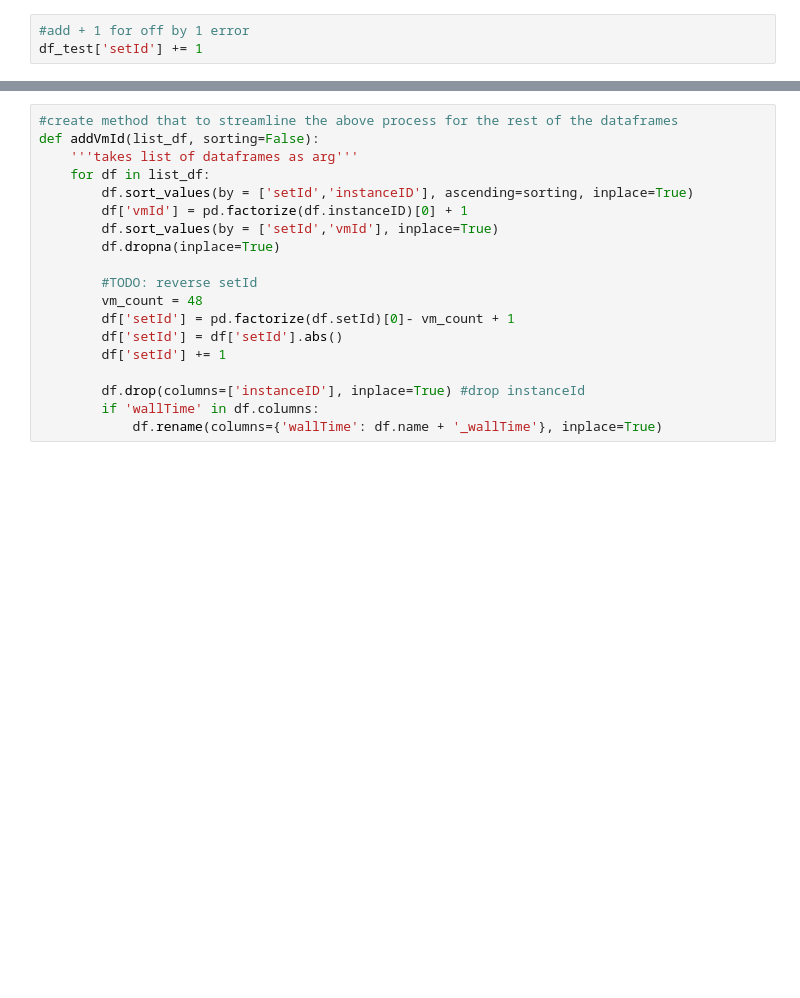
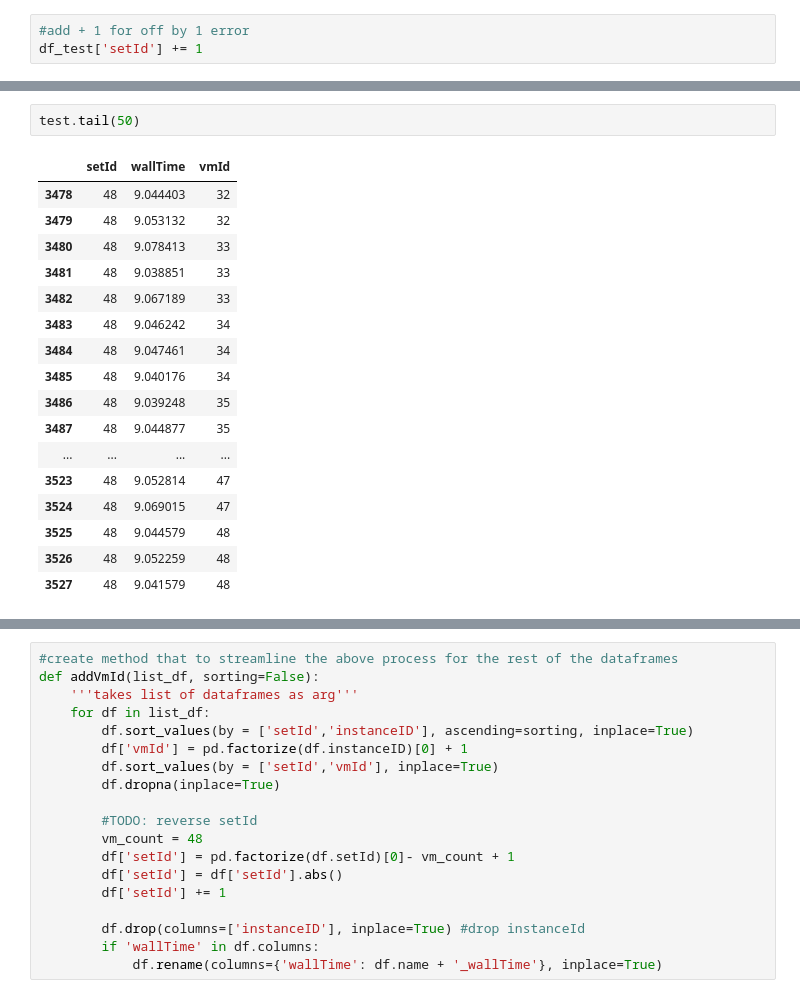
Before and after one commit to delvinuw/IaaSCloudResourceContention, a Jupyter notebook: modeldata/m5d/m5d analysis.ipynb, the cells around one changed output, grey strips where cells are left out. Saved outputs shown, nothing was run; the diff lists cells and outputs as text; blank space fills up the shorter version.

```diff
--- a/modeldata/m5d/m5d analysis.ipynb
+++ b/modeldata/m5d/m5d analysis.ipynb
@@ -119,0 +198,20 @@ df_test.tail()
+# %%
+test.tail(50)
+# %% [output]
+|  | setId | wallTime | vmId |
+| 3478 | 48 | 9.044403 | 32 |
+| 3479 | 48 | 9.053132 | 32 |
+| 3480 | 48 | 9.078413 | 33 |
+| 3481 | 48 | 9.038851 | 33 |
+| 3482 | 48 | 9.067189 | 33 |
+| 3483 | 48 | 9.046242 | 34 |
+| 3484 | 48 | 9.047461 | 34 |
+| 3485 | 48 | 9.040176 | 34 |
+| 3486 | 48 | 9.039248 | 35 |
+| 3487 | 48 | 9.044877 | 35 |
+| ... | ... | ... | ... |
+| 3523 | 48 | 9.052814 | 47 |
+| 3524 | 48 | 9.069015 | 47 |
+| 3525 | 48 | 9.044579 | 48 |
+| 3526 | 48 | 9.052259 | 48 |
+| 3527 | 48 | 9.041579 | 48 |
```
Also changed, not shown: parts of 14 cells of this notebook, 9 other files.
